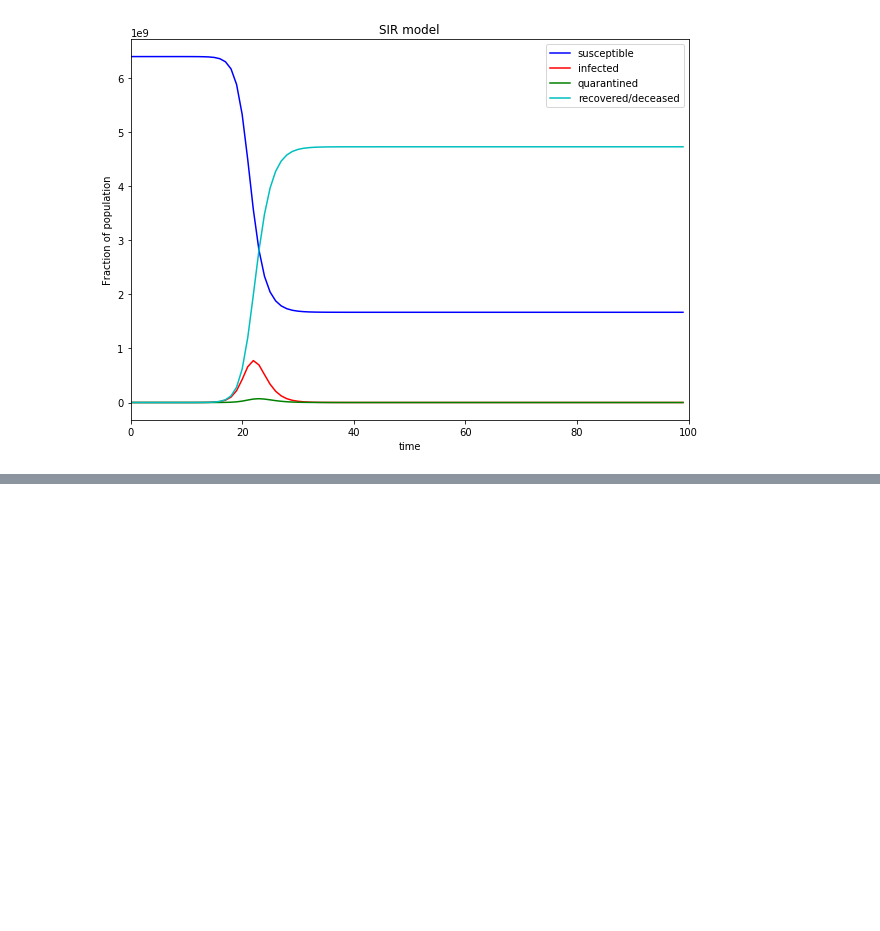
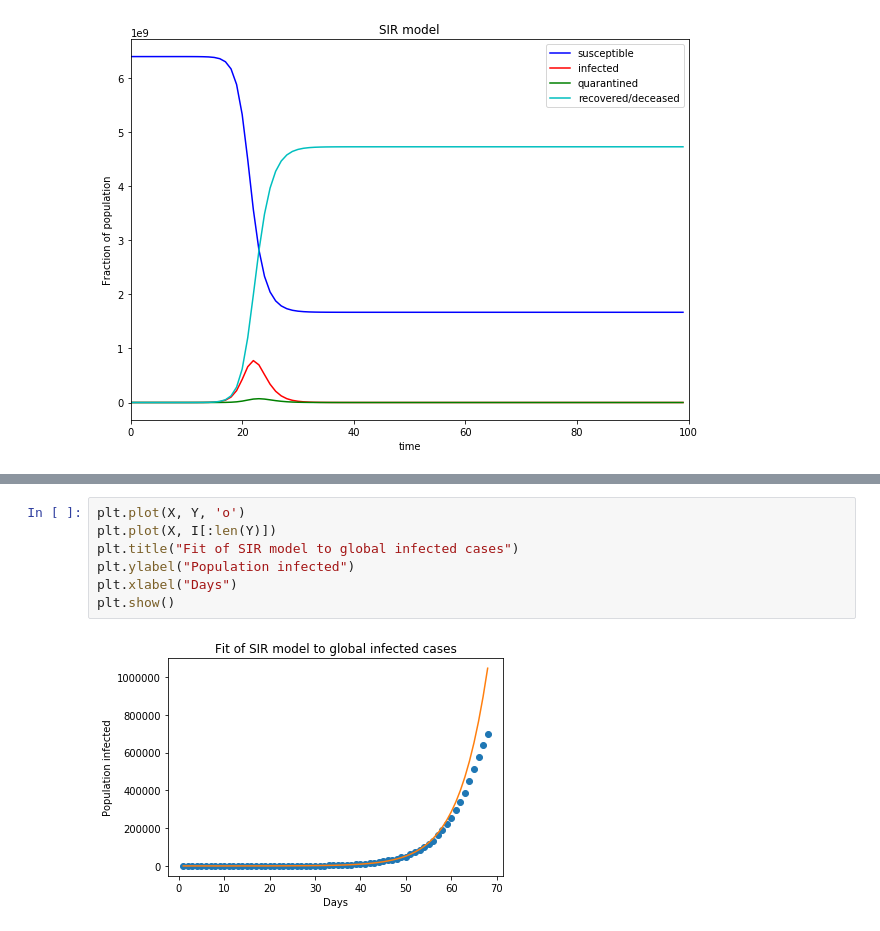
Before and after one commit to Aveek-Saha/CovidAnalysis, a Jupyter notebook: Epidemiology_modeling .ipynb, the cells around one changed output, grey strips where cells are left out. Cells and saved outputs as stored; diff of their text form; blank space fills up the shorter version.

```diff
--- a/Epidemiology_modeling .ipynb
+++ b/Epidemiology_modeling .ipynb
@@ -727,0 +829,9 @@ plt.show()
+# %%
+plt.plot(X, Y, 'o')
+plt.plot(X, I[:len(Y)])
+plt.title("Fit of SIR model to global infected cases")
+plt.ylabel("Population infected")
+plt.xlabel("Days")
+plt.show()
+# %% [output]
+[figure, added]
```
Also changed, not shown: parts of 18 cells of this notebook.
